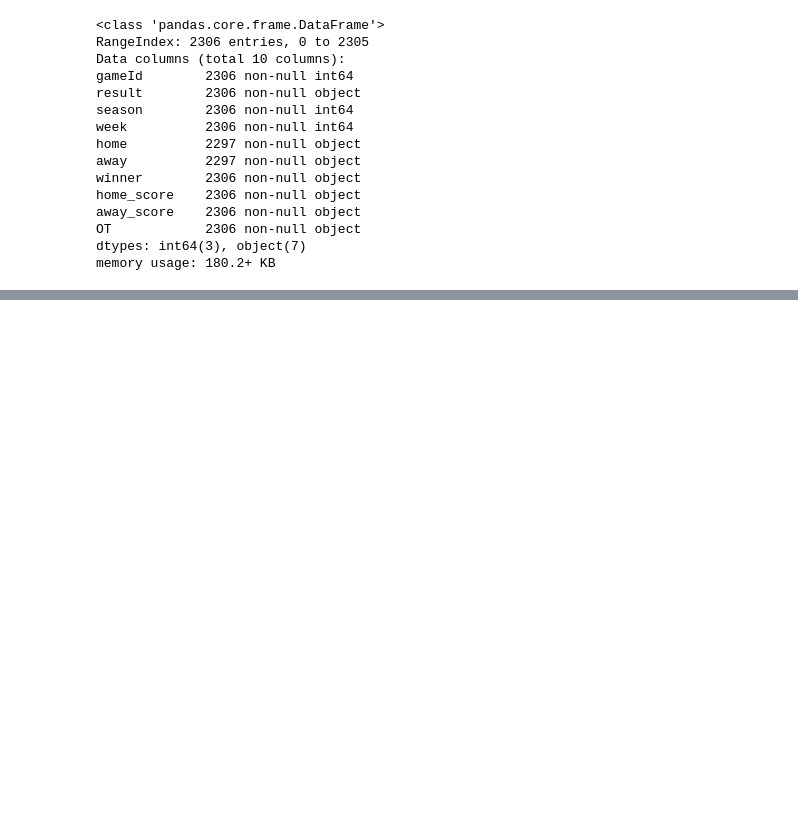
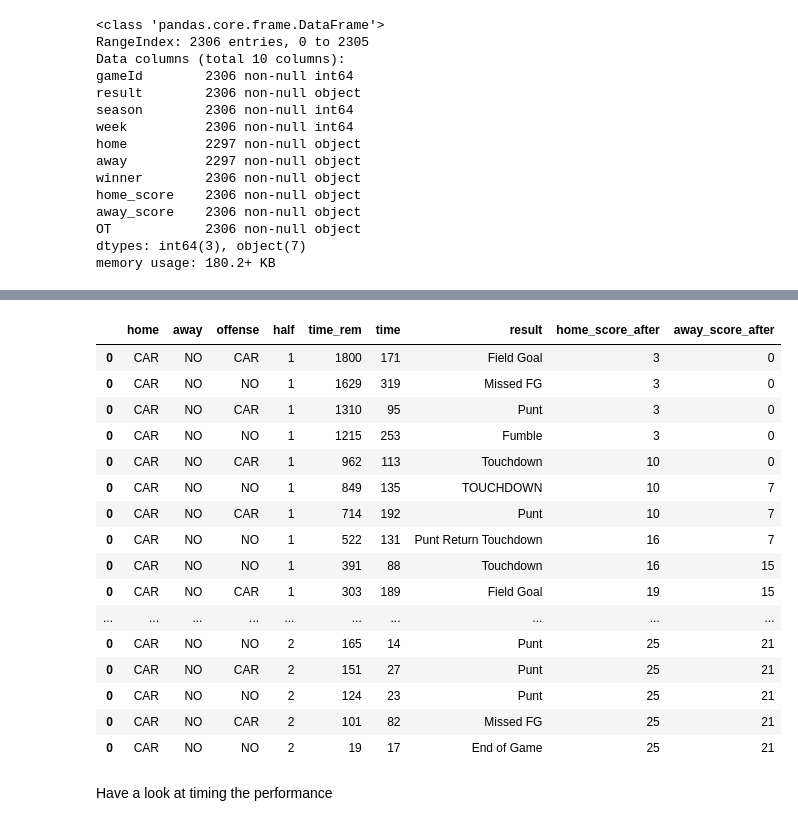
Before and after one commit to ewelchman/football_analytics, a Jupyter notebook: fiddling/Modeling_Games.ipynb, the cells around one changed output, grey strips where cells are left out. Cells and saved outputs as stored; diff of their text form; code cells hidden in the pictures; blank space fills up the shorter version.

```diff
--- a/fiddling/Modeling_Games.ipynb
+++ b/fiddling/Modeling_Games.ipynb
@@ -640,0 +685,7 @@ Configure weights to decide which drives are more likely. Lots to think about fo
+# %%
+games = []
+for i in range(10):
+    games.append(simulate_game("CAR","NO"))
+
+for g in games:
+    print(g.result)
@@ -640,0 +710,22 @@ Configure weights to decide which drives are more likely. Lots to think about fo
+# %%
+games[6].gamestate_df[cols]
+# %% [output]
+|  | home | away | offense | half | time_rem | time | result | home_score_after | away_score_after |
+| 0 | CAR | NO | CAR | 1 | 1800 | 171 | Field Goal | 3 | 0 |
+| 0 | CAR | NO | NO | 1 | 1629 | 319 | Missed FG | 3 | 0 |
+| 0 | CAR | NO | CAR | 1 | 1310 | 95 | Punt | 3 | 0 |
+| 0 | CAR | NO | NO | 1 | 1215 | 253 | Fumble | 3 | 0 |
+| 0 | CAR | NO | CAR | 1 | 962 | 113 | Touchdown | 10 | 0 |
+| 0 | CAR | NO | NO | 1 | 849 | 135 | TOUCHDOWN | 10 | 7 |
+| 0 | CAR | NO | CAR | 1 | 714 | 192 | Punt | 10 | 7 |
+| 0 | CAR | NO | NO | 1 | 522 | 131 | Punt Return Touchdown | 16 | 7 |
+| 0 | CAR | NO | NO | 1 | 391 | 88 | Touchdown | 16 | 15 |
+| 0 | CAR | NO | CAR | 1 | 303 | 189 | Field Goal | 19 | 15 |
+| ... | ... | ... | ... | ... | ... | ... | ... | ... | ... |
+| 0 | CAR | NO | NO | 2 | 165 | 14 | Punt | 25 | 21 |
+| 0 | CAR | NO | CAR | 2 | 151 | 27 | Punt | 25 | 21 |
+| 0 | CAR | NO | NO | 2 | 124 | 23 | Punt | 25 | 21 |
+| 0 | CAR | NO | CAR | 2 | 101 | 82 | Missed FG | 25 | 21 |
+| 0 | CAR | NO | NO | 2 | 19 | 17 | End of Game | 25 | 21 |
+# %% [markdown]
+Have a look at timing the performance
```
Also changed, not shown: parts of 15 cells of this notebook.
